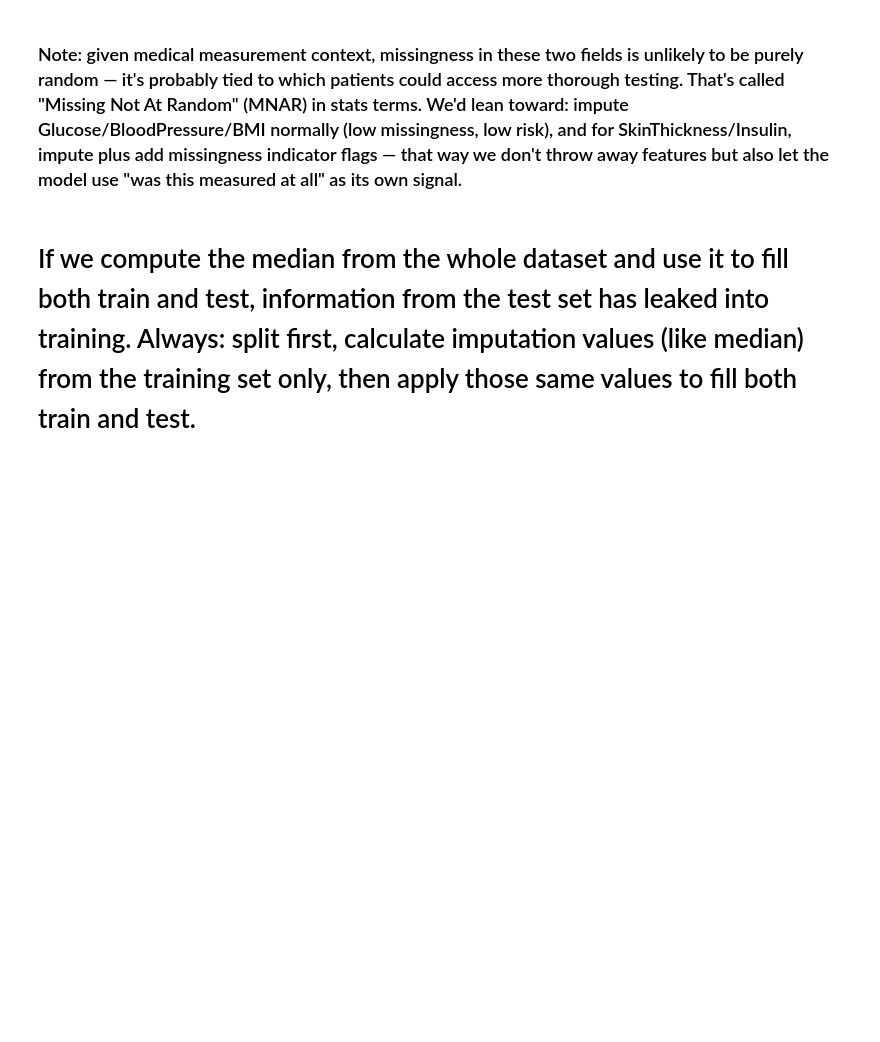
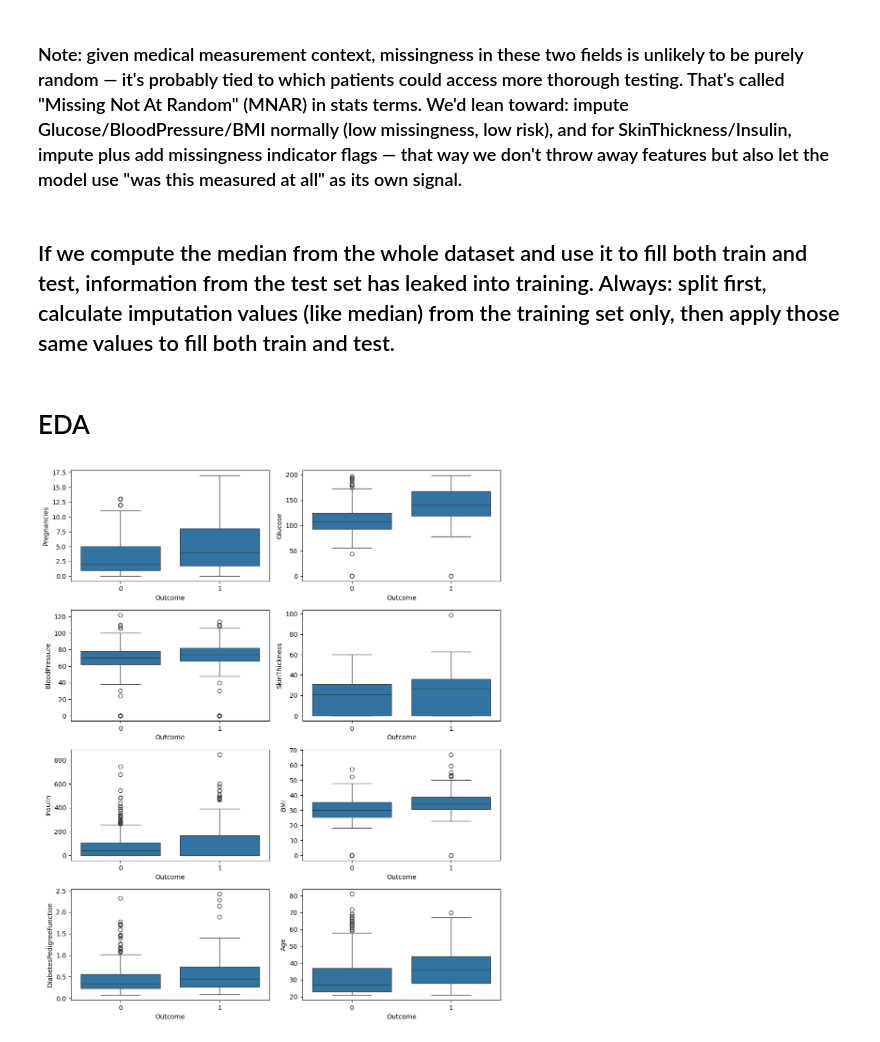
Before and after one commit to nayeem29dse/Diabetese-Detection-with-streamlit-deployment, a Jupyter notebook: Analysis.ipynb, the cells around one changed output. Saved outputs shown, nothing was run; the diff lists cells and outputs as text; code cells hidden in the pictures; blank space fills up the shorter version.

Commit message:
boxplot

```diff
--- a/Analysis.ipynb
+++ b/Analysis.ipynb
@@ -100,4 +100,17 @@ dtype: int64
 # %% [markdown]
 ### Note: given medical measurement context, missingness in these two fields is unlikely to be purely random — it's probably tied to which patients could access more thorough testing. That's called "Missing Not At Random" (MNAR) in stats terms. We'd lean toward: impute Glucose/BloodPressure/BMI normally (low missingness, low risk), and for SkinThickness/Insulin, impute plus add missingness indicator flags — that way we don't throw away features but  also let the model use "was this measured at all" as its own signal.
 # %% [markdown]
-# If we compute the median from the whole dataset and use it to fill both train and test, information from the test set has leaked into training. Always: split first, calculate imputation values (like median) from the training set only, then apply those same values to fill both train and test.
+## If we compute the median from the whole dataset and use it to fill both train and test, information from the test set has leaked into training. Always: split first, calculate imputation values (like median) from the training set only, then apply those same values to fill both train and test.
+# %% [markdown]
+# EDA
+# %%
+features = ['Pregnancies', 'Glucose', 'BloodPressure', 'SkinThickness',
+            'Insulin', 'BMI', 'DiabetesPedigreeFunction', 'Age']
+
+fig, axes = plt.subplots(4, 2, figsize=(10, 12))
+for i, col in enumerate(features):
+    sns.boxplot(data=df, x='Outcome', y=col, ax=axes[i//2, i%2])
+plt.tight_layout()
+plt.show()
+# %% [output]
+[figure, added]
```
